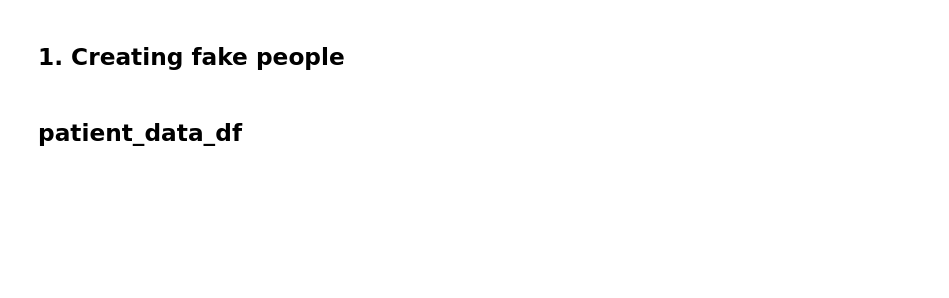
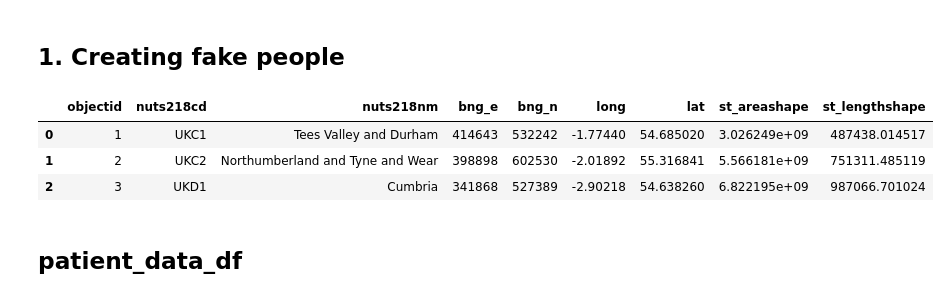
Before and after one commit to Manuel-DominguezCBG/SQL2Dashboard, a Jupyter notebook: Fake_database/1_Creating_the_fake_database.ipynb, the cells around one changed output. Drawn from its saved outputs; the diff is of its cells as text; code cells hidden in the pictures; blank space fills up the shorter version.

```diff
--- a/Fake_database/1_Creating_the_fake_database.ipynb
+++ b/Fake_database/1_Creating_the_fake_database.ipynb
@@ -45 +47,14 @@ size = 2000
+# %%
+# For creating this database I have taken some info from this dataset
+dummy_data=pd.read_csv('https://opendata.arcgis.com/datasets/48b6b85bb7ea43699ee85f4ecd12fd36_0.csv?outSR=%7B%22latestWkid%22%3A27700%2C%22wkid%22%3A27700%7D')
+dummy_data.head(3)
+
+# nuts218cd values are the locations of the patients and hospitals of this fake data
+# nuts218nm values are going to be the names of the hospitals
+# bng_e values are the hospital IDs
+# %% [output]
+|  | objectid | nuts218cd | nuts218nm | bng_e | bng_n | long | lat | st_areashape | st_lengthshape |
+| 0 | 1 | UKC1 | Tees Valley and Durham | 414643 | 532242 | -1.77440 | 54.685020 | 3.026249e+09 | 487438.014517 |
+| 1 | 2 | UKC2 | Northumberland and Tyne and Wear | 398898 | 602530 | -2.01892 | 55.316841 | 5.566181e+09 | 751311.485119 |
+| 2 | 3 | UKD1 | Cumbria | 341868 | 527389 | -2.90218 | 54.638260 | 6.822195e+09 | 987066.701024 |
 # %%
```
Also changed, not shown: parts of 20 cells of this notebook, 54 other files.
